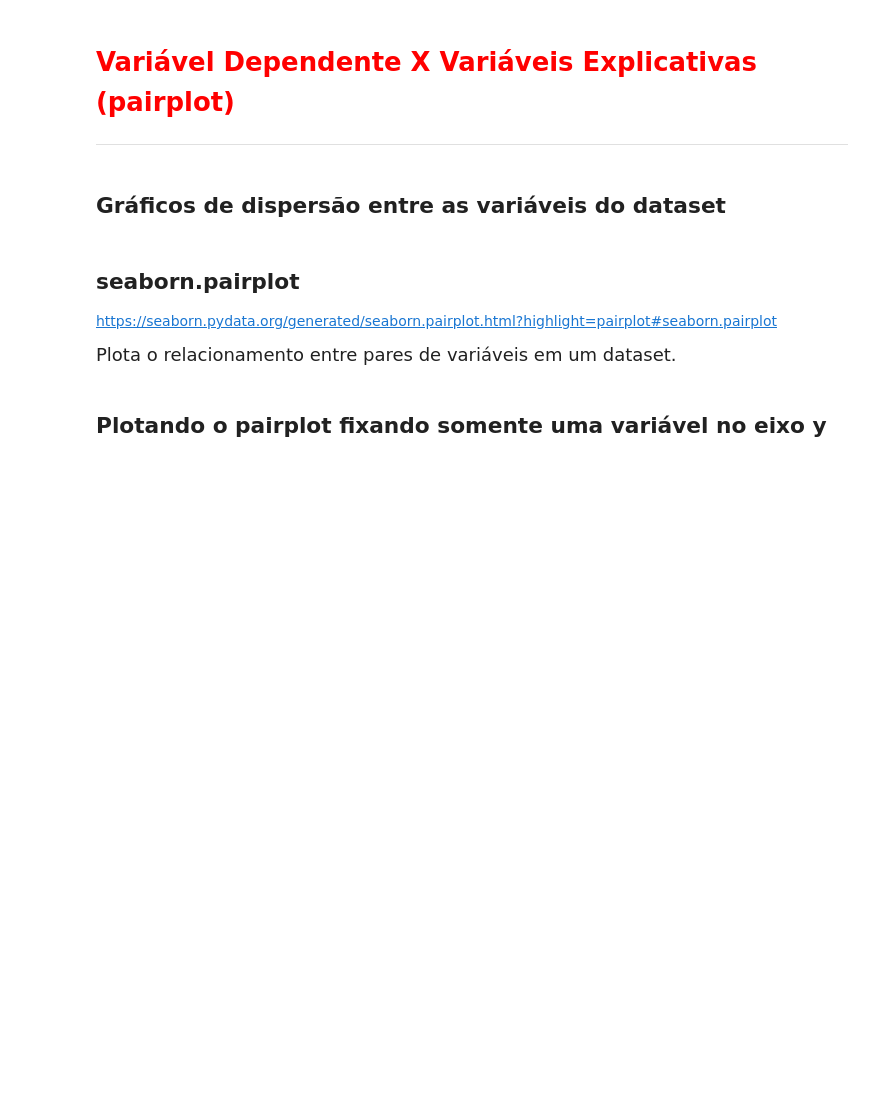
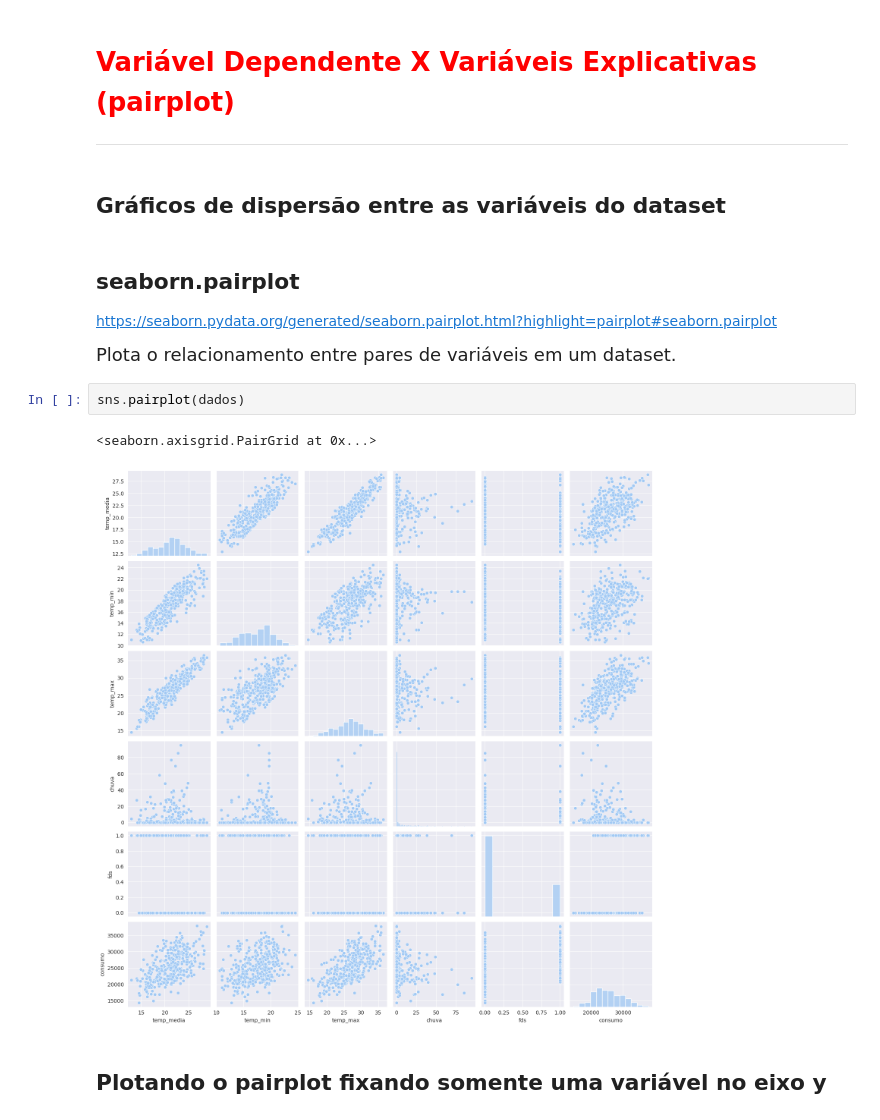
Before and after one commit to RayVilaca/Bootcamp-Data-Analytics, a Jupyter notebook: Cursos-Off/Alura/regressaolinear/Regress╞o Linear.ipynb, the cells around one changed output. Cells and saved outputs as stored; diff of their text form; blank space fills up the shorter version.

```diff
--- a/Cursos-Off/Alura/regressaolinear/Regress╞o Linear.ipynb
+++ b/Cursos-Off/Alura/regressaolinear/Regress╞o Linear.ipynb
@@ -217,5 +212,10 @@ https://gist.github.com/mwaskom/de44147ed2974457ad6372750bbe5751
 https://seaborn.pydata.org/generated/seaborn.pairplot.html?highlight=pairplot#seaborn.pairplot
 
 <p style='font-size: 18px; line-height: 2; margin: 10px 50px; text-align: justify;'>Plota o relacionamento entre pares de variáveis em um dataset.</p>
+# %%
+sns.pairplot(dados)
+# %% [output]
+<seaborn.axisgrid.PairGrid at 0x...>
+[figure, added]
 # %% [markdown]
 ## Plotando o pairplot fixando somente uma variável no eixo y
```
Also changed, not shown: parts of 9 cells of this notebook.
